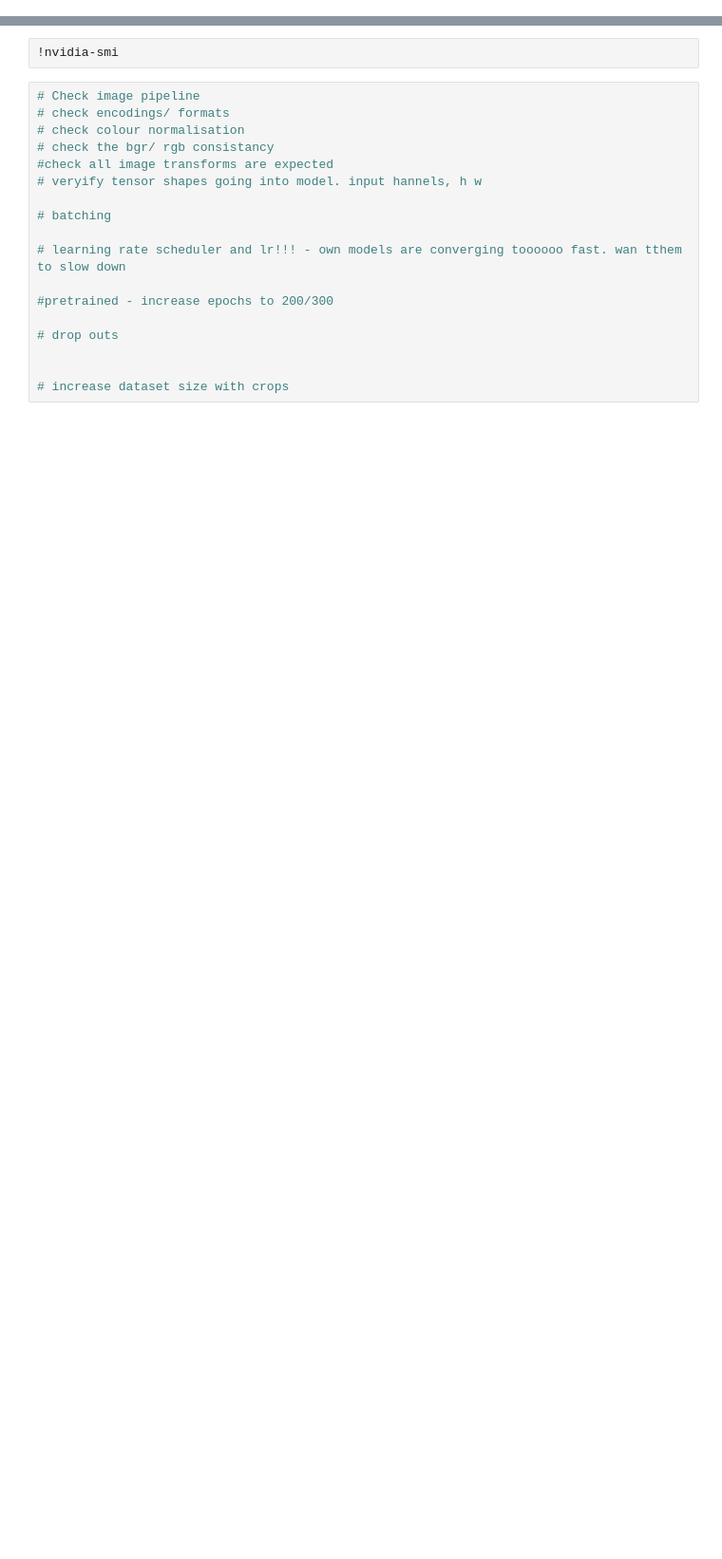
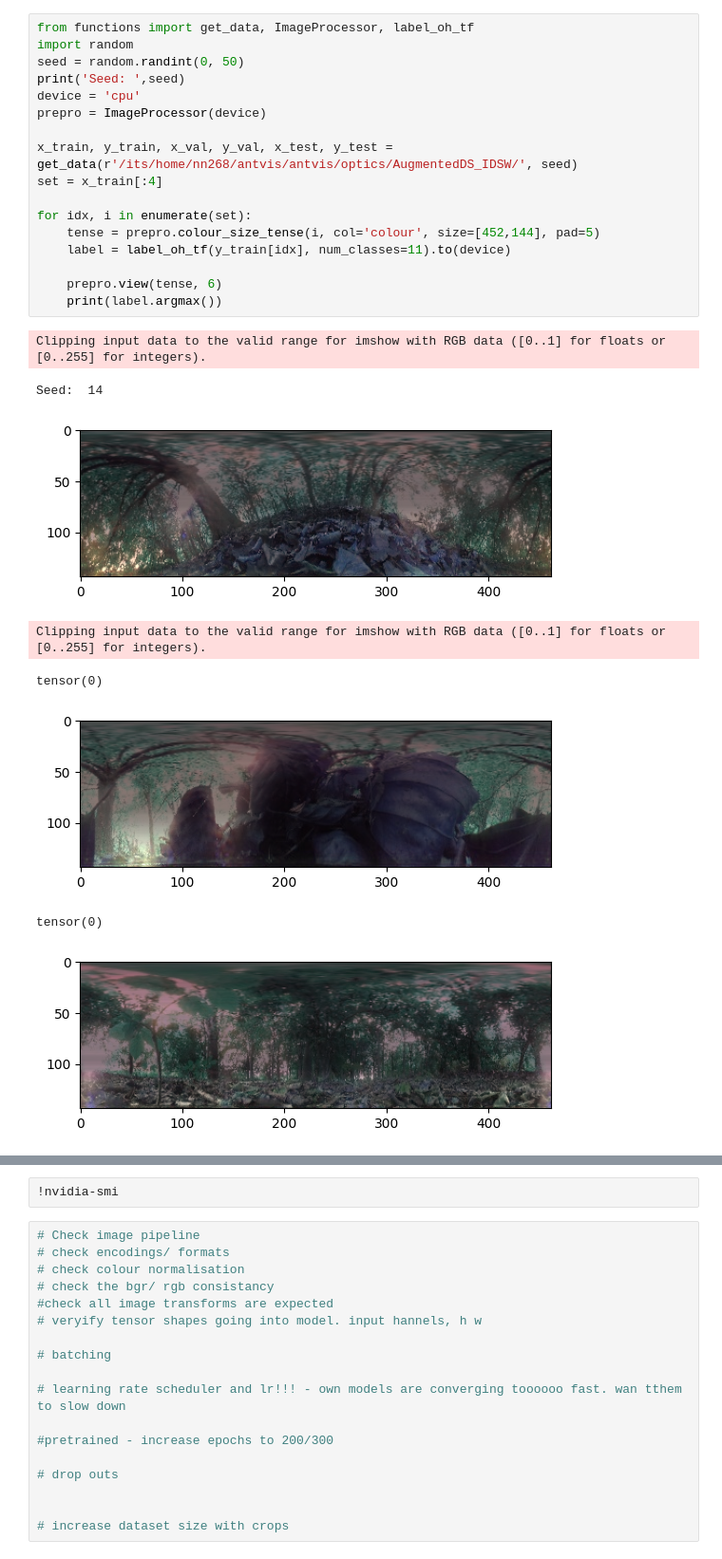
Before and after one commit to Naybellez/antvis, a Jupyter notebook: optics/Untitled.ipynb, the cells around one changed output, grey strips where cells are left out. Shown at 95% size. Drawn from its saved outputs; the diff is of its cells as text; blank space fills up the shorter version.

```diff
--- a/optics/Untitled.ipynb
+++ b/optics/Untitled.ipynb
@@ -0,0 +138,26 @@
+# %%
+from functions import get_data, ImageProcessor, label_oh_tf
+import random
+seed = random.randint(0, 50)
+print('Seed: ',seed)
+device = 'cpu'
+prepro = ImageProcessor(device)
+
+x_train, y_train, x_val, y_val, x_test, y_test = get_data(r'/its/home/nn268/antvis/antvis/optics/AugmentedDS_IDSW/', seed)
+set = x_train[:4]
+
+for idx, i in enumerate(set):
+    tense = prepro.colour_size_tense(i, col='colour', size=[452,144], pad=5)
+    label = label_oh_tf(y_train[idx], num_classes=11).to(device)
+
+    prepro.view(tense, 6)
+    print(label.argmax())
+# %% [output]
+Clipping input data to the valid range for imshow with RGB data ([0..1] for floats or [0..255] for integers).
+Seed:  14
+[figure, added]
+Clipping input data to the valid range for imshow with RGB data ([0..1] for floats or [0..255] for integers).
+tensor(0)
+[figure, added]
+tensor(0)
+[figure, added]
```
Also changed, not shown: parts of 11 cells of this notebook, 17 other files.
